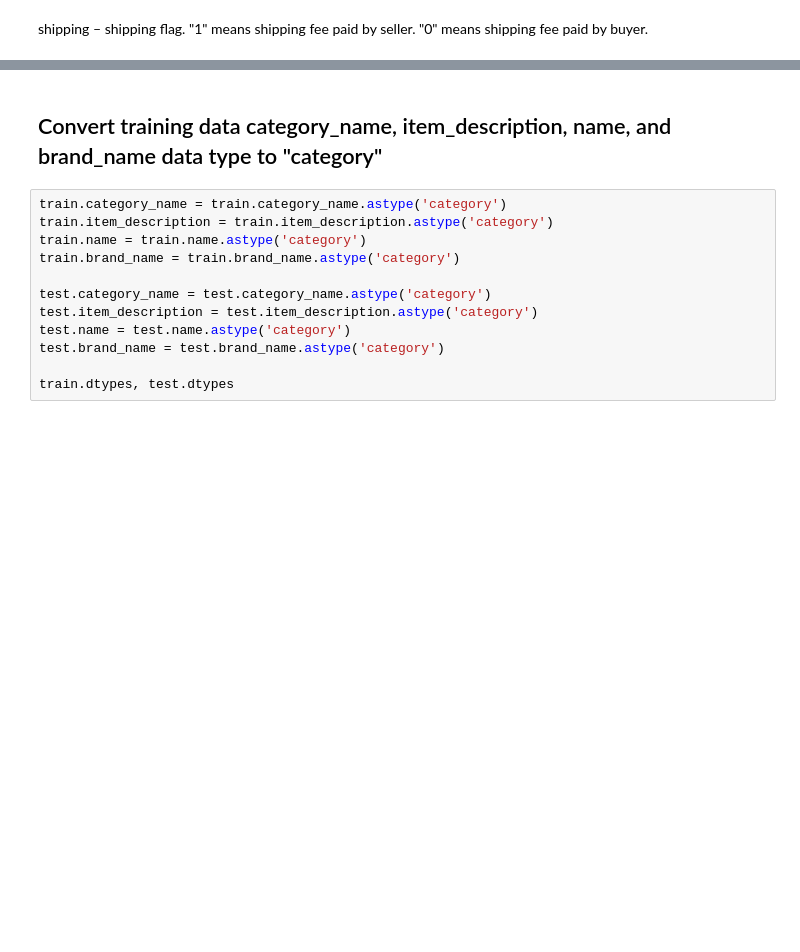
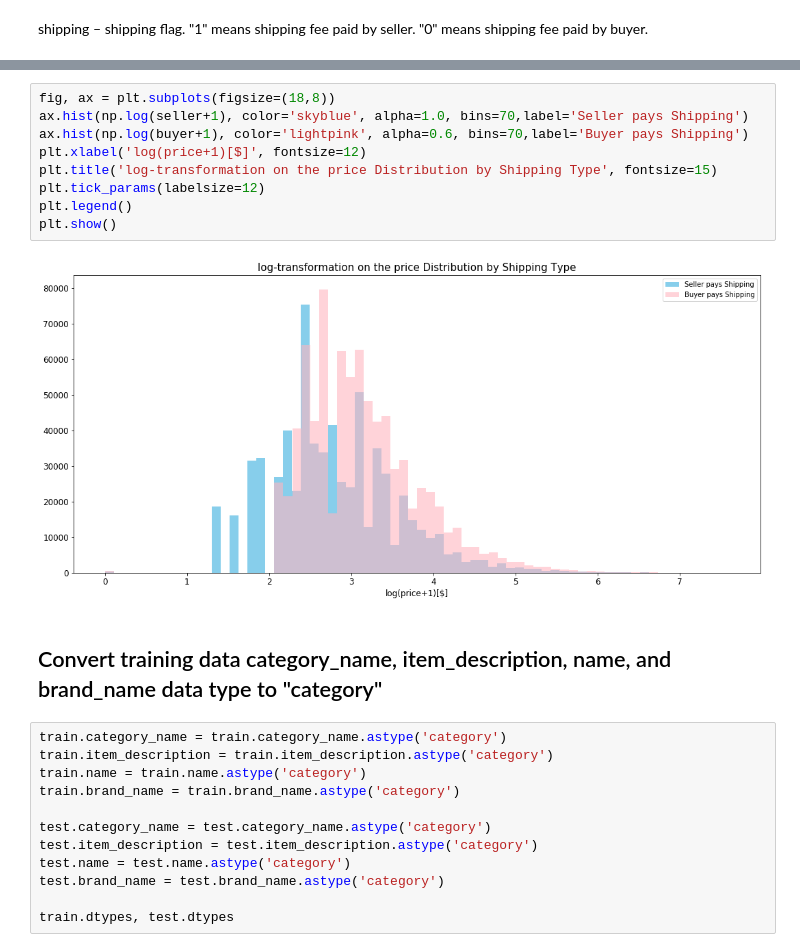
Before and after one commit to asthanameghna/kaggleProject, a Jupyter notebook: Data pre-processing and RandomForest_Regression_1.ipynb, the cells around one changed output, grey strips where cells are left out. Cells and saved outputs as stored; diff of their text form; blank space fills up the shorter version.

```diff
--- a/Data pre-processing and RandomForest_Regression_1.ipynb
+++ b/Data pre-processing and RandomForest_Regression_1.ipynb
@@ -65,3 +91,14 @@ shipping – shipping flag.
+# %%
+fig, ax = plt.subplots(figsize=(18,8))
+ax.hist(np.log(seller+1), color='skyblue', alpha=1.0, bins=70,label='Seller pays Shipping')
+ax.hist(np.log(buyer+1), color='lightpink', alpha=0.6, bins=70,label='Buyer pays Shipping')
+plt.xlabel('log(price+1)[$]', fontsize=12)
+plt.title('log-transformation on the price Distribution by Shipping Type', fontsize=15)
+plt.tick_params(labelsize=12)
+plt.legend()
+plt.show()
+# %% [output]
+[figure, added]
 # %% [markdown]
 ## Convert training data category_name, item_description, name, and brand_name data type to "category"
 # %%
```
Also changed, not shown: parts of 7 cells of this notebook, 1 other file.
